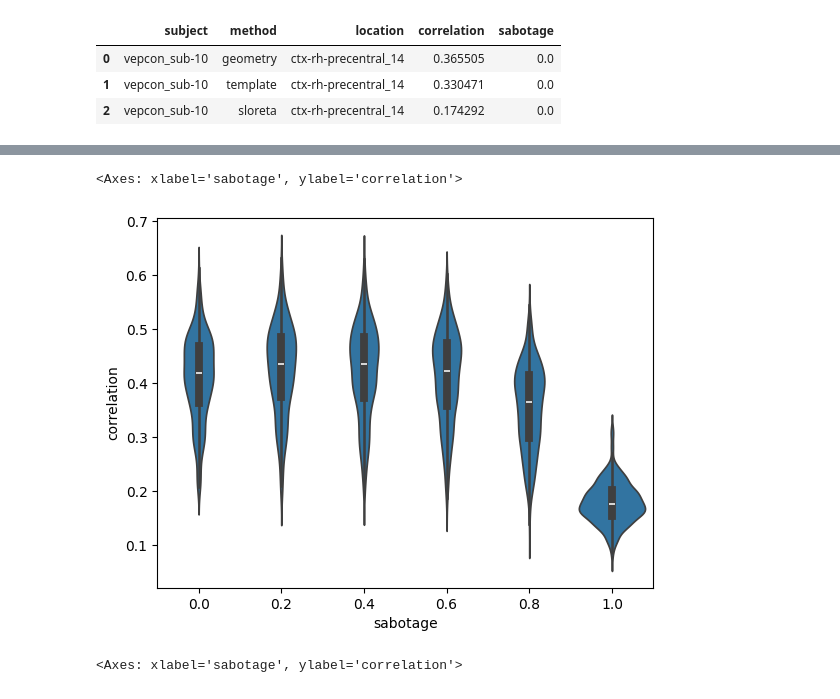
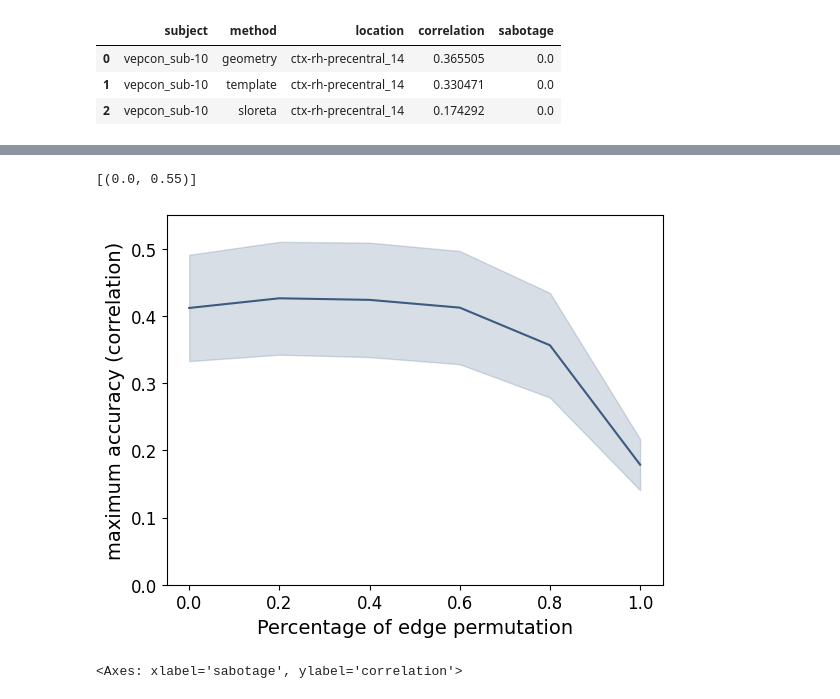
Before and after one commit to NinoHerve/mindmap, a Jupyter notebook: papers/simf/plot.ipynb, the cells around one changed output, grey strips where cells are left out. Cells and saved outputs as stored; diff of their text form; code cells hidden in the pictures.

```diff
--- a/papers/simf/plot.ipynb
+++ b/papers/simf/plot.ipynb
@@ -69,6 +88,7 @@ import seaborn as sns
 # %%
 sabotage = pd.read_csv("sabotage.csv")
 print(sabotage.shape)
+sabotage = sabotage[sabotage["method"].isin(["cset", "sloreta", "geometry", "template"])]
 sabotage.head(3)
 # %% [output]
 (15000, 5)
@@ -85,9 +108,13 @@ sns.violinplot(df, x="method", y="correlation", hue="method")
 # %%
 df = sabotage[sabotage["method"]=="cset"]
-sns.violinplot(df, x="sabotage", y="correlation")
+ax = sns.lineplot(df, x="sabotage", y="correlation", color="#3d5a80", errorbar=("sd", 1))
+ax.set_ylabel("maximum accuracy (correlation)", fontsize=14)
+ax.set_xlabel("Percentage of edge permutation", fontsize=14)
+ax.tick_params(labelsize=12)
+ax.set(ylim=(0,0.55))
 # %% [output]
-<Axes: xlabel='sabotage', ylabel='correlation'>
+[(0.0, 0.55)]
-[figure, old version]
+[figure, new version]
 # %%
 df = sabotage[sabotage["method"]=="wcset"]
 sns.violinplot(df, x="sabotage", y="correlation")
```
Also changed, not shown: parts of 5 cells of this notebook, 15 other files.
